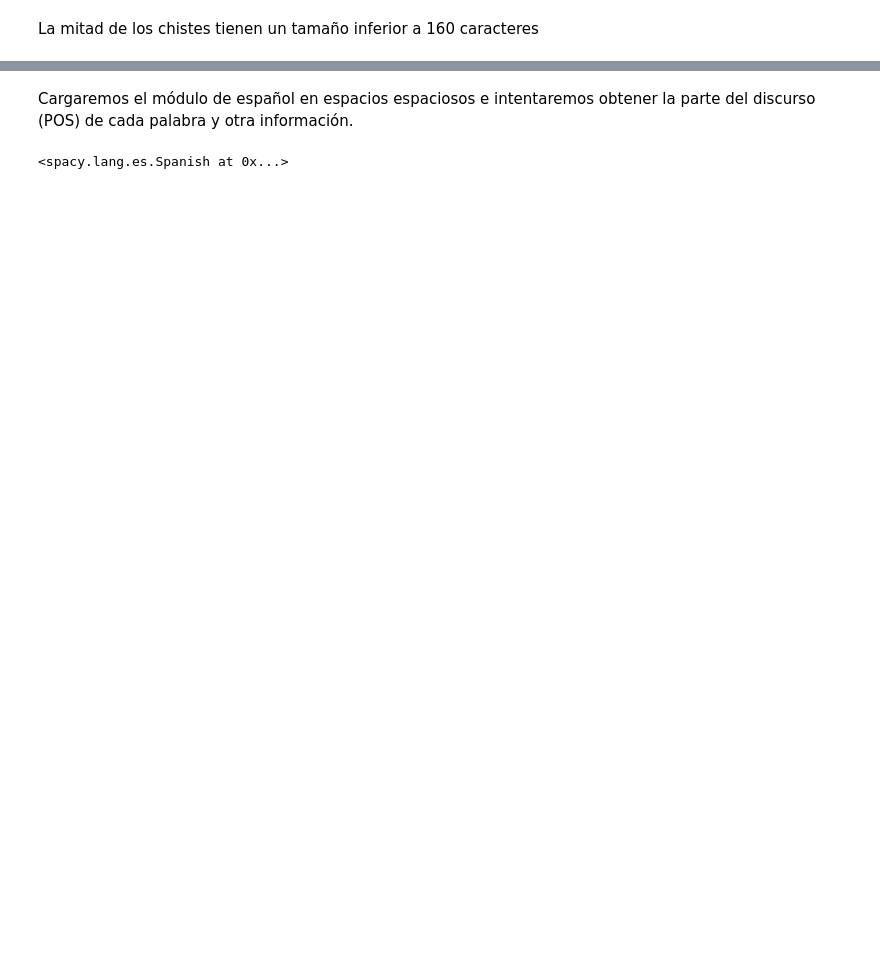
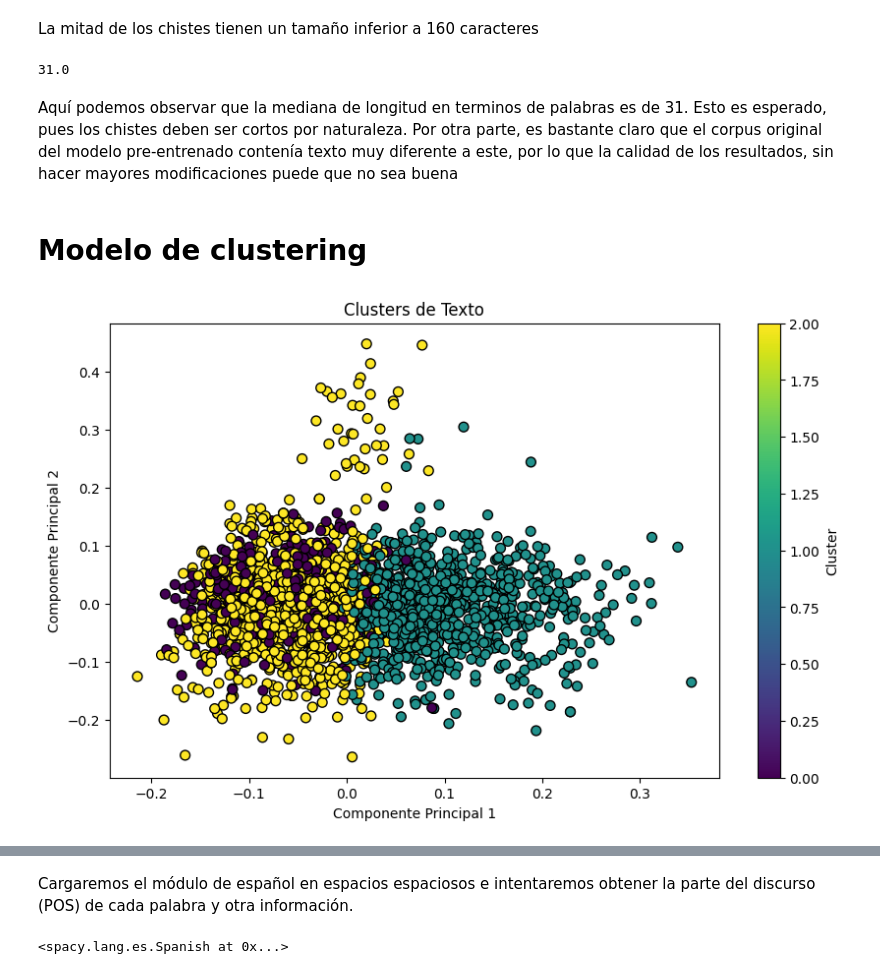
Before and after one commit to LeandroLopez013/Generacion-de-comentarios-humoristicos-con-gpt-2, a Jupyter notebook: lda.ipynb, the cells around one changed output, grey strips where cells are left out. Drawn from its saved outputs; the diff is of its cells as text; code cells hidden in the pictures; blank space fills up the shorter version.

```diff
--- a/lda.ipynb
+++ b/lda.ipynb
@@ -185,2 +106,11 @@ plt.axvline(df['len'].mean(), color='g')  # Mean in green
 # %% [markdown]
 La mitad de los chistes tienen un tamaño inferior a 160 caracteres
+# %%
+df['Palabras por chiste'] = df['text'].str.split().apply(len)
+df['Palabras por chiste'].median()
+# %% [output]
+31.0
+# %% [markdown]
+Aquí podemos observar que la mediana de longitud en terminos de palabras es de 31. Esto es esperado, pues los chistes deben ser cortos por naturaleza. Por otra parte, es bastante claro que el corpus original del modelo pre-entrenado contenía texto muy diferente a este, por lo que la calidad de los resultados, sin hacer mayores modificaciones puede que no sea buena
+# %% [markdown]
+# Modelo de clustering
@@ -186,0 +127,21 @@ La mitad de los chistes tienen un tamaño inferior a 160 caracteres
+# %%
+# Suponiendo que ya tienes df con los clusters
+# Reducir la dimensionalidad
+pca = PCA(n_components=2)
+X_reduced = pca.fit_transform(X.toarray())
+
+# Agregar las coordenadas reducidas al DataFrame
+df['x'] = X_reduced[:, 0]
+df['y'] = X_reduced[:, 1]
+
+# Graficar
+plt.figure(figsize=(10, 6))
+plt.scatter(df['x'], df['y'], c=df['cluster'],
+            cmap='viridis', marker='o', edgecolor='k', s=50)
+plt.title('Clusters de Texto')
+plt.xlabel('Componente Principal 1')
+plt.ylabel('Componente Principal 2')
+plt.colorbar(label='Cluster')
+plt.show()
+# %% [output]
+[figure, added]
```
Also changed, not shown: parts of 78 cells of this notebook.
